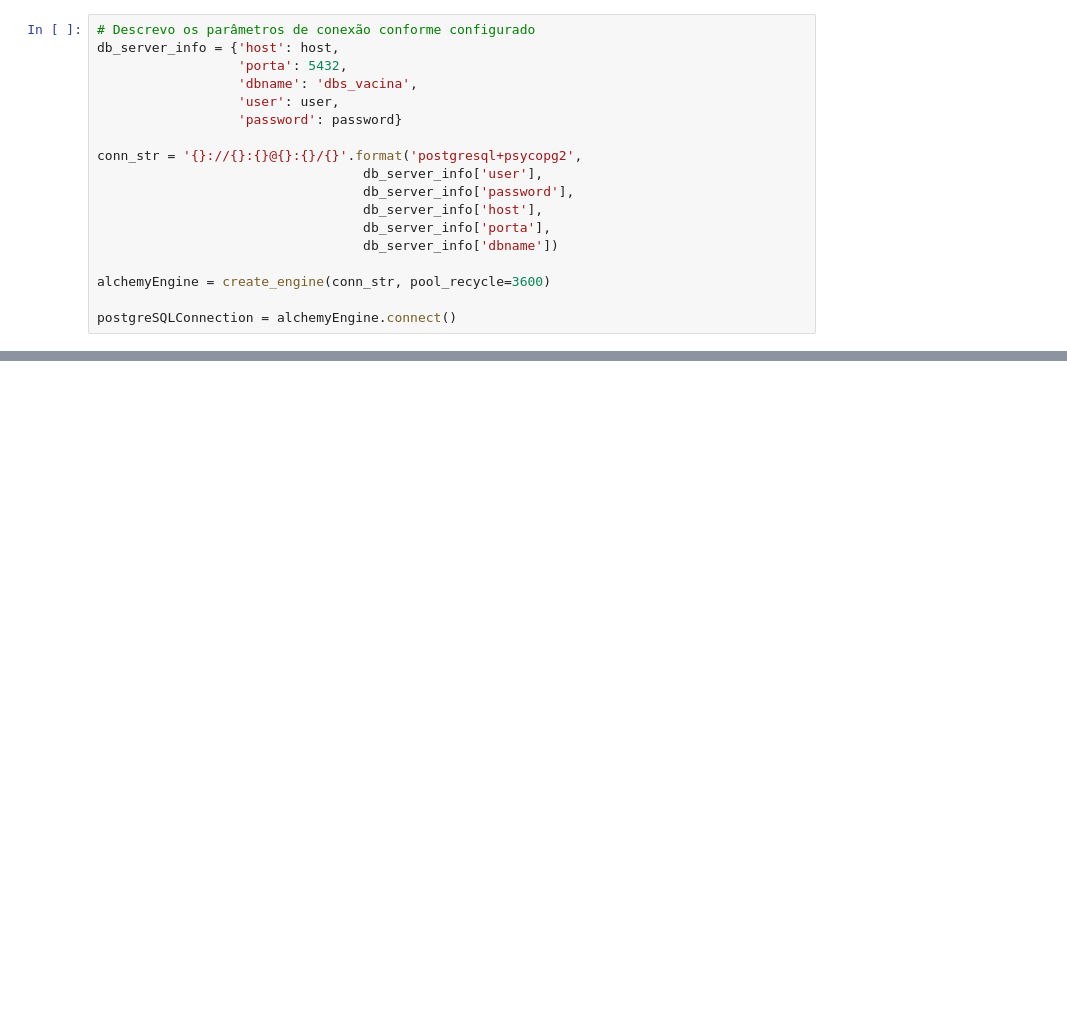
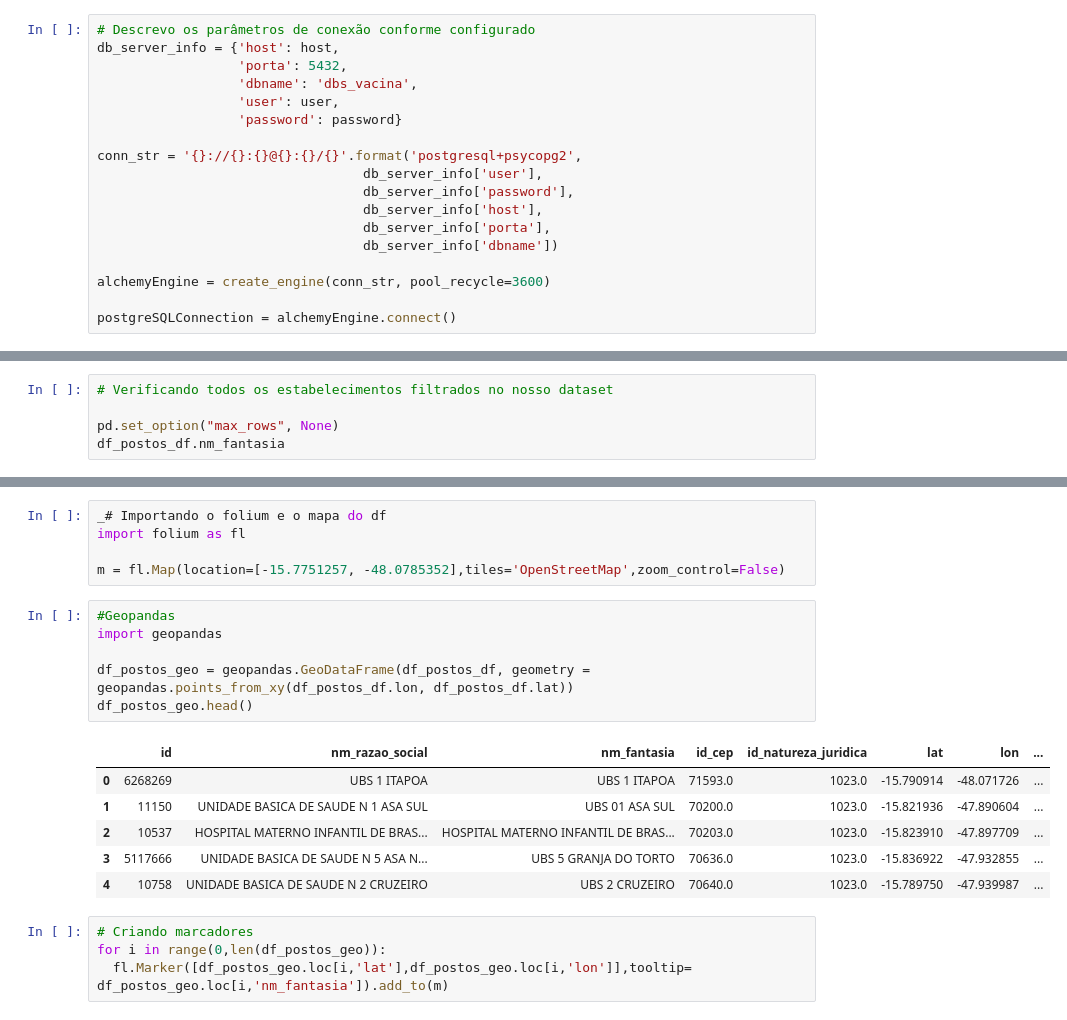
Before and after one commit to raquelcreis/vacina_covid_bsb, a Jupyter notebook: notebook.ipynb, the cells around one changed output, grey strips where cells are left out. Drawn from its saved outputs; the diff is of its cells as text; blank space fills up the shorter version.

Commit message:
primeiro mapa

```diff
--- a/notebook.ipynb
+++ b/notebook.ipynb
@@ -30,0 +220,5 @@ postgreSQLConnection = alchemyEngine.connect()
+# %%
+# Verificando todos os estabelecimentos filtrados no nosso dataset
+
+pd.set_option("max_rows", None)
+df_postos_df.nm_fantasia
@@ -30,0 +243,22 @@ postgreSQLConnection = alchemyEngine.connect()
+# %%
+_# Importando o folium e o mapa do df
+import folium as fl
+
+m = fl.Map(location=[-15.7751257, -48.0785352],tiles='OpenStreetMap',zoom_control=False)
+# %%
+#Geopandas
+import geopandas
+
+df_postos_geo = geopandas.GeoDataFrame(df_postos_df, geometry = geopandas.points_from_xy(df_postos_df.lon, df_postos_df.lat))
+df_postos_geo.head()
+# %% [output]
+|  | id | nm_razao_social | nm_fantasia | id_cep | id_natureza_juridica | lat | lon | ... |
+| 0 | 6268269 | UBS 1 ITAPOA | UBS 1 ITAPOA | 71593.0 | 1023.0 | -15.790914 | -48.071726 | ... |
+| 1 | 11150 | UNIDADE BASICA DE SAUDE N 1 ASA SUL | UBS 01 ASA SUL | 70200.0 | 1023.0 | -15.821936 | -47.890604 | ... |
+| 2 | 10537 | HOSPITAL MATERNO INFANTIL DE BRAS... | HOSPITAL MATERNO INFANTIL DE BRAS... | 70203.0 | 1023.0 | -15.823910 | -47.897709 | ... |
+| 3 | 5117666 | UNIDADE BASICA DE SAUDE N 5 ASA N... | UBS 5 GRANJA DO TORTO | 70636.0 | 1023.0 | -15.836922 | -47.932855 | ... |
+| 4 | 10758 | UNIDADE BASICA DE SAUDE N 2 CRUZEIRO | UBS 2 CRUZEIRO | 70640.0 | 1023.0 | -15.789750 | -47.939987 | ... |
+# %%
+# Criando marcadores
+for i in range(0,len(df_postos_geo)):
+  fl.Marker([df_postos_geo.loc[i,'lat'],df_postos_geo.loc[i,'lon']],tooltip= df_postos_geo.loc[i,'nm_fantasia']).add_to(m)
```
Also changed, not shown: parts of 17 cells of this notebook.
